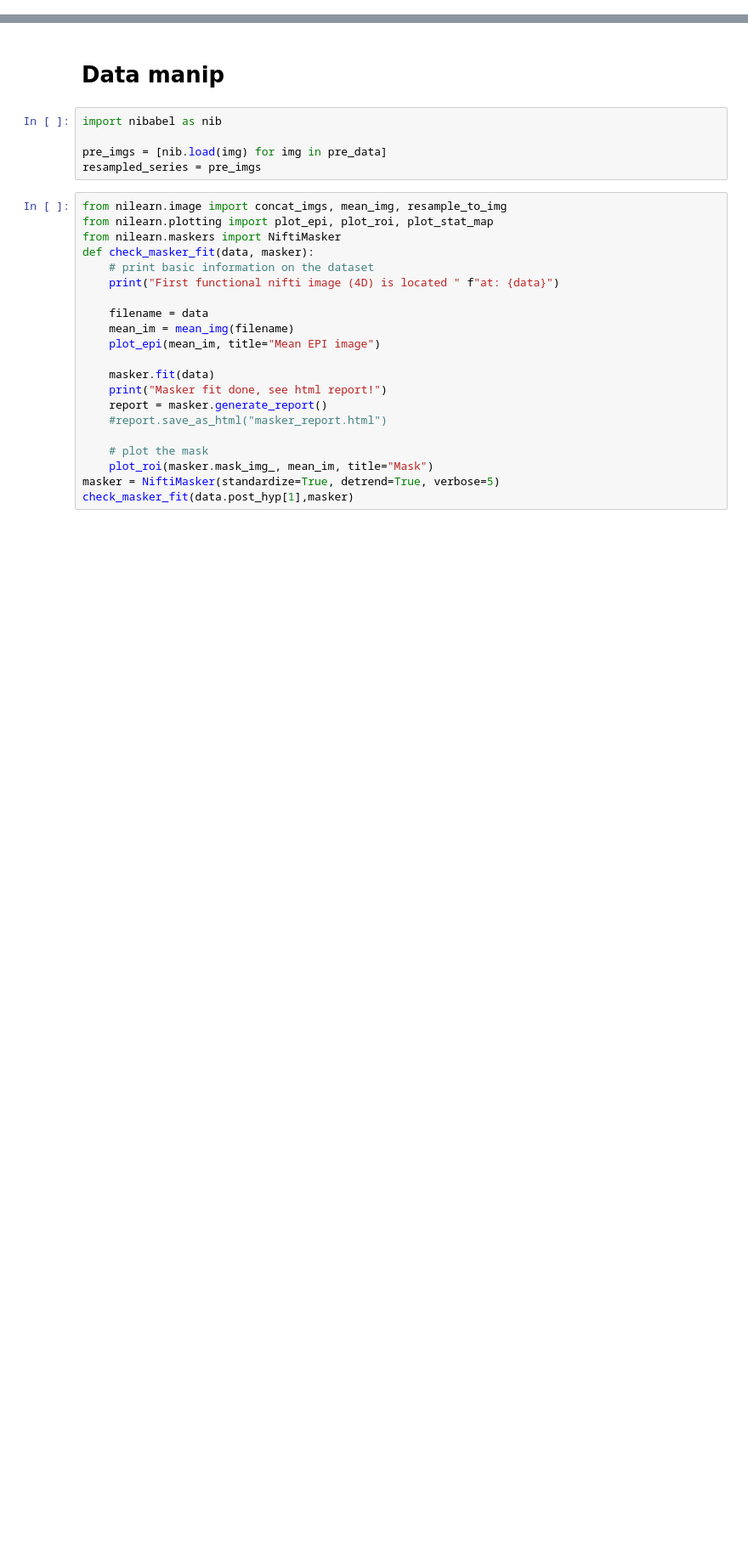
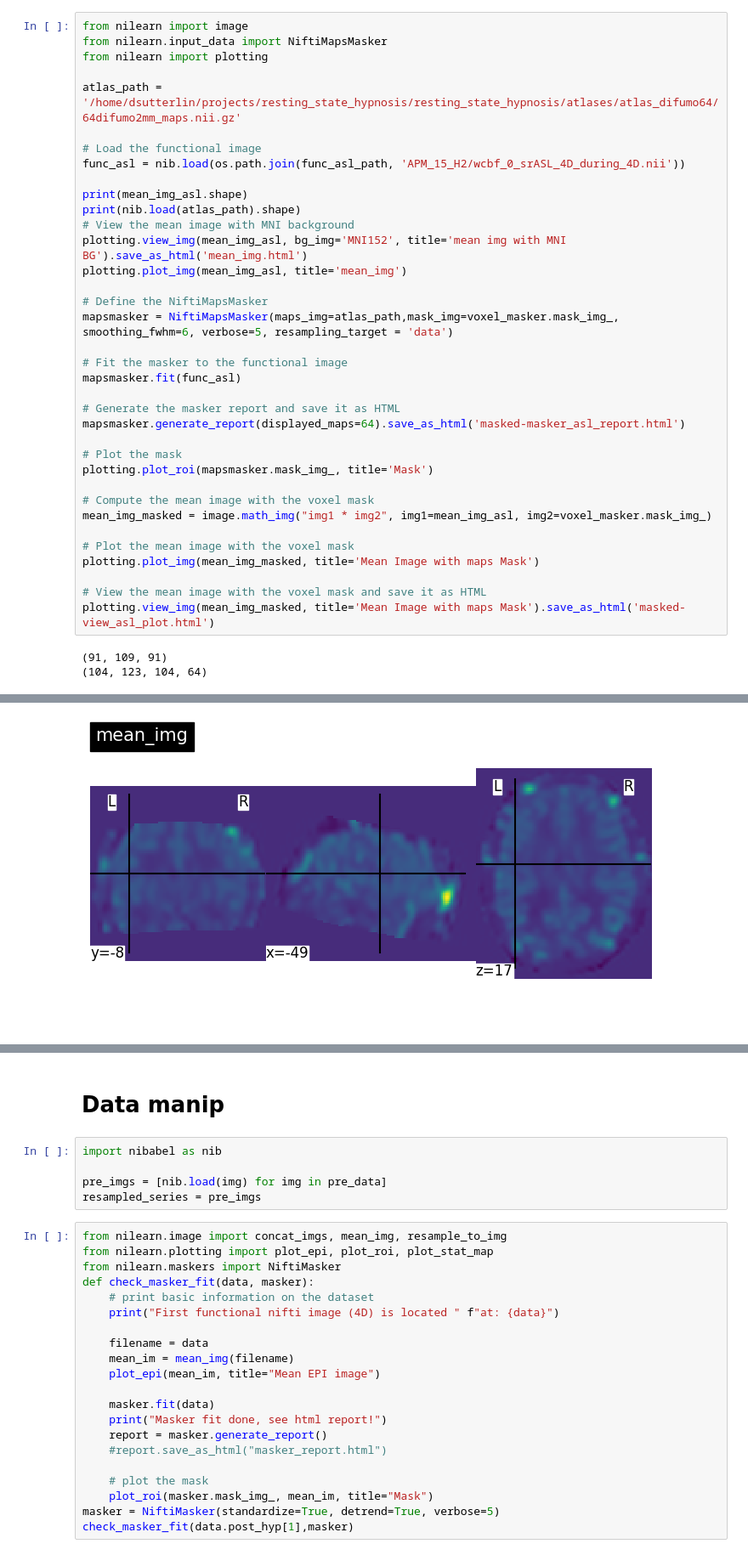
Before and after one commit to dylansutterlin/resting_state_hypnosis, a Jupyter notebook: src/check_nifti.ipynb, the cells around one changed output, grey strips where cells are left out. Shown at 85% size. Saved outputs shown, nothing was run; the diff lists cells and outputs as text; blank space fills up the shorter version.

```diff
--- a/src/check_nifti.ipynb
+++ b/src/check_nifti.ipynb
@@ -32,0 +177,39 @@ plotting.plot_roi(mean_data_mask, bg_img=mean_anat, cmap='Paired')
+# %%
+from nilearn import image
+from nilearn.input_data import NiftiMapsMasker
+from nilearn import plotting
+
+atlas_path = '/home/dsutterlin/projects/resting_state_hypnosis/resting_state_hypnosis/atlases/atlas_difumo64/64difumo2mm_maps.nii.gz'
+
+# Load the functional image
+func_asl = nib.load(os.path.join(func_asl_path, 'APM_15_H2/wcbf_0_srASL_4D_during_4D.nii'))
+
+print(mean_img_asl.shape)
+print(nib.load(atlas_path).shape)
+# View the mean image with MNI background
+plotting.view_img(mean_img_asl, bg_img='MNI152', title='mean img with MNI BG').save_as_html('mean_img.html')
+plotting.plot_img(mean_img_asl, title='mean_img')
+
+# Define the NiftiMapsMasker
+mapsmasker = NiftiMapsMasker(maps_img=atlas_path,mask_img=voxel_masker.mask_img_, smoothing_fwhm=6, verbose=5, resampling_target = 'data')
+
+# Fit the masker to the functional image
+mapsmasker.fit(func_asl)
+
+# Generate the masker report and save it as HTML
+mapsmasker.generate_report(displayed_maps=64).save_as_html('masked-masker_asl_report.html')
+
+# Plot the mask
+plotting.plot_roi(mapsmasker.mask_img_, title='Mask')
+
+# Compute the mean image with the voxel mask
+mean_img_masked = image.math_img("img1 * img2", img1=mean_img_asl, img2=voxel_masker.mask_img_)
+
+# Plot the mean image with the voxel mask
+plotting.plot_img(mean_img_masked, title='Mean Image with maps Mask')
+
+# View the mean image with the voxel mask and save it as HTML
+plotting.view_img(mean_img_masked, title='Mean Image with maps Mask').save_as_html('masked-view_asl_plot.html')
+# %% [output]
+(91, 109, 91)
+(104, 123, 104, 64)
@@ -32,0 +231 @@ plotting.plot_roi(mean_data_mask, bg_img=mean_anat, cmap='Paired')
+[figure, added]
```
Also changed, not shown: parts of 32 cells of this notebook, 6 other files.
